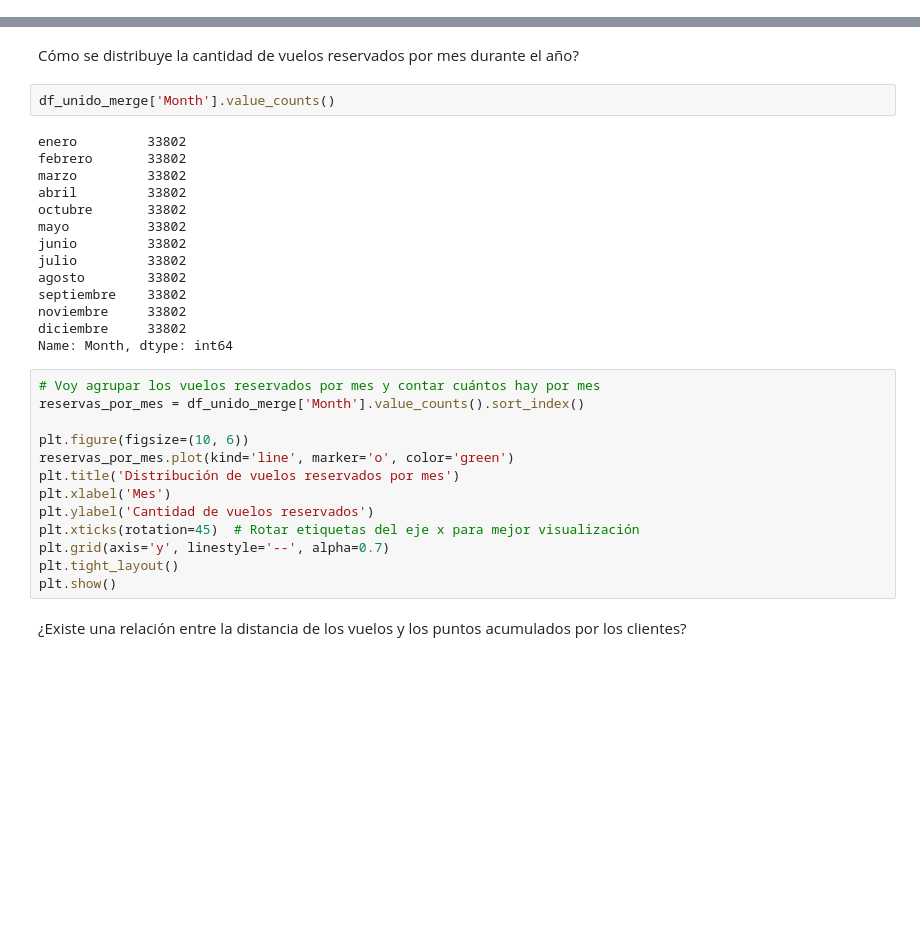
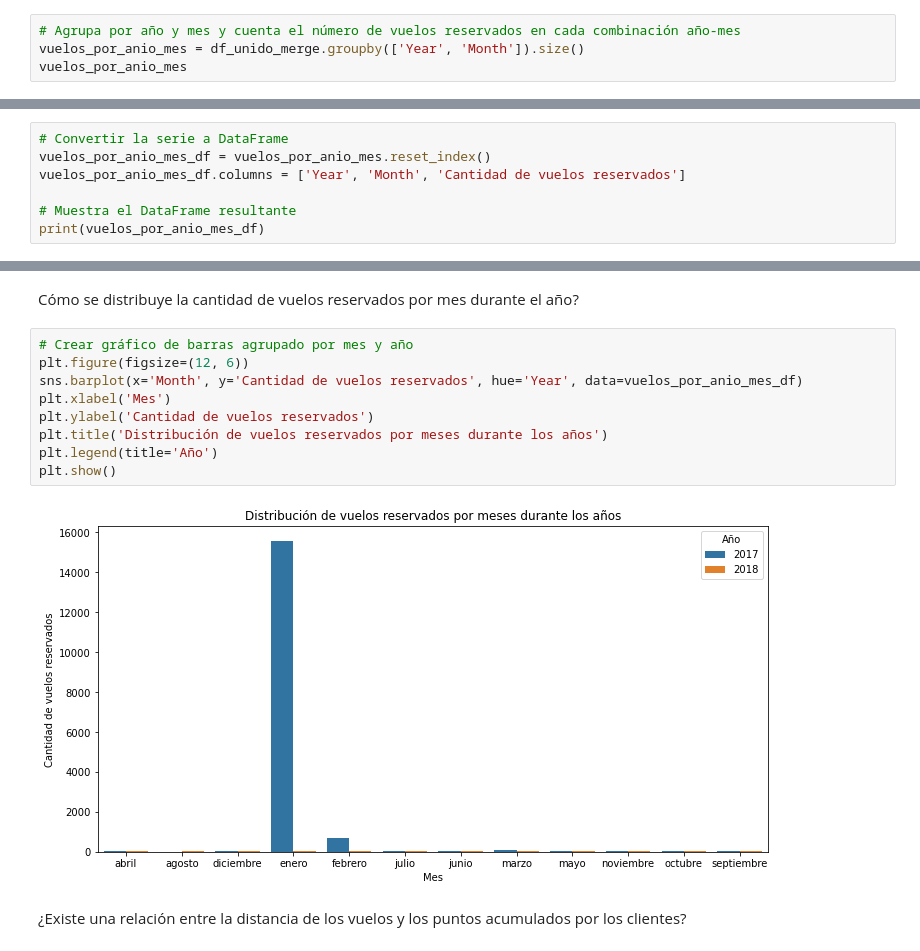
Before and after one commit to Adalab/bda-modulo-3-evaluacion-final-fedraca, a Jupyter notebook: EVALUACION FINAL MODULO 3.ipynb, the cells around one changed output, grey strips where cells are left out. Drawn from its saved outputs; the diff is of its cells as text; blank space fills up the shorter version.

```diff
--- a/EVALUACION FINAL MODULO 3.ipynb
+++ b/EVALUACION FINAL MODULO 3.ipynb
@@ -237,0 +372,4 @@ Index(['Country', 'Province', 'City', 'Postal Code', 'Gender', 'Education',
+# %%
+# Agrupa por año y mes y cuenta el número de vuelos reservados en cada combinación año-mes
+vuelos_por_anio_mes = df_unido_merge.groupby(['Year', 'Month']).size()
+vuelos_por_anio_mes
@@ -237,0 +394,7 @@ Index(['Country', 'Province', 'City', 'Postal Code', 'Gender', 'Education',
+# %%
+# Convertir la serie a DataFrame
+vuelos_por_anio_mes_df = vuelos_por_anio_mes.reset_index()
+vuelos_por_anio_mes_df.columns = ['Year', 'Month', 'Cantidad de vuelos reservados']
+
+# Muestra el DataFrame resultante
+print(vuelos_por_anio_mes_df)
@@ -239,35 +420,17 @@ Index(['Country', 'Province', 'City', 'Postal Code', 'Gender', 'Education',
 # VISUALIZACION
 # %% [markdown]
 Cómo se distribuye la cantidad de vuelos reservados por mes durante el año?
-# %%
-df_unido_merge['Month'].value_counts()
-# %% [output]
-enero         33802
-febrero       33802
-marzo         33802
-abril         33802
-octubre       33802
-mayo          33802
-junio         33802
-julio         33802
-agosto        33802
-septiembre    33802
-noviembre     33802
-diciembre     33802
-Name: Month, dtype: int64
-# %%
-# Voy agrupar los vuelos reservados por mes y contar cuántos hay por mes
-reservas_por_mes = df_unido_merge['Month'].value_counts().sort_index()
-
-plt.figure(figsize=(10, 6))
-reservas_por_mes.plot(kind='line', marker='o', color='green')
-plt.title('Distribución de vuelos reservados por mes')
-plt.xlabel('Mes')
-plt.ylabel('Cantidad de vuelos reservados')
-plt.xticks(rotation=45)  # Rotar etiquetas del eje x para mejor visualización
-plt.grid(axis='y', linestyle='--', alpha=0.7)
-plt.tight_layout()
-plt.show()
+# %%
+# Crear gráfico de barras agrupado por mes y año
+plt.figure(figsize=(12, 6))
+sns.barplot(x='Month', y='Cantidad de vuelos reservados', hue='Year', data=vuelos_por_anio_mes_df)
+plt.xlabel('Mes')
+plt.ylabel('Cantidad de vuelos reservados')
+plt.title('Distribución de vuelos reservados por meses durante los años')
+plt.legend(title='Año')
+plt.show()
+# %% [output]
+[figure, added]
 # %% [markdown]
  ¿Existe una relación entre la distancia de los vuelos y los puntos acumulados por los clientes?
 # %%
```
Also changed, not shown: parts of 51 cells of this notebook.
